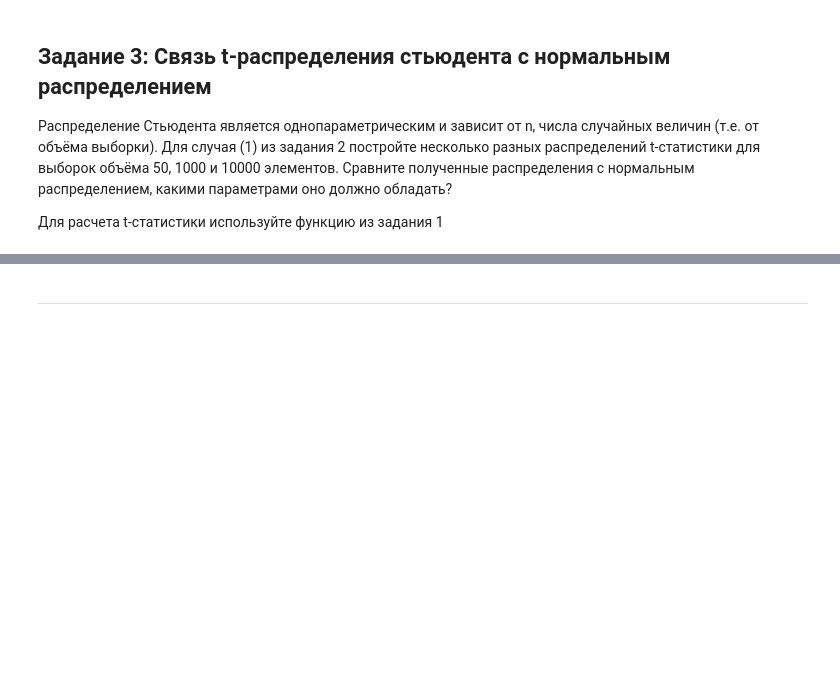
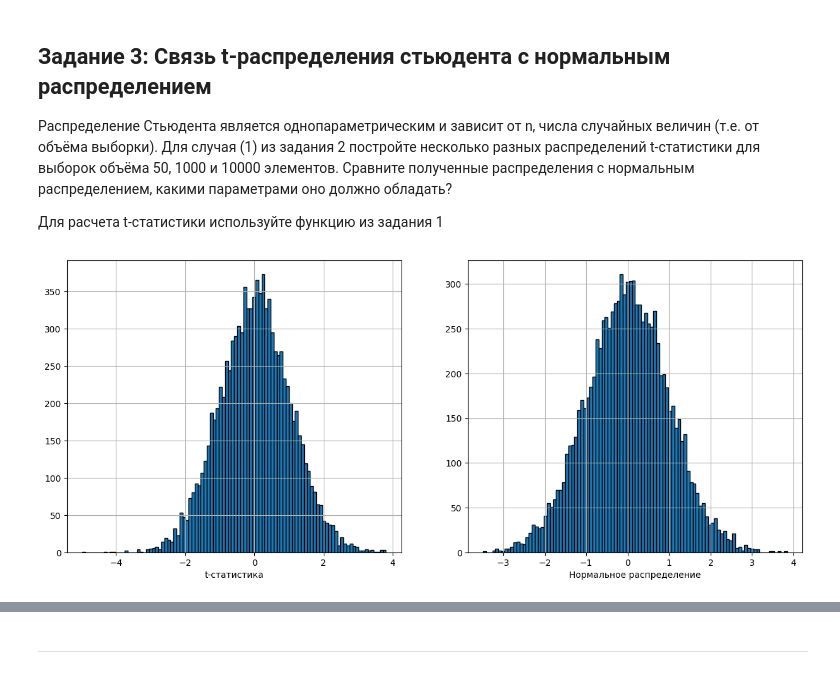
Before and after one commit to Yukkitsune/TBank-Analytics, a Jupyter notebook: Probability theory and mathematical statistics/homework2_statistics.ipynb, the cells around one changed output, grey strips where cells are left out. Drawn from its saved outputs; the diff is of its cells as text; code cells hidden in the pictures; blank space fills up the shorter version.

```diff
--- a/Probability theory and mathematical statistics/homework2_statistics.ipynb
+++ b/Probability theory and mathematical statistics/homework2_statistics.ipynb
@@ -29,7 +29,7 @@ def welchs_test (x1: List, x2: List) -> float:
   first_std = np.std(x1, ddof=1)
   second_std = np.std(x2, ddof=1)
   numerator = first_mean - second_mean
-  denominator = sqrt(first_std**2 / len(x1) + second_std**2/len(x2))
+  denominator = sqrt(first_std**2 / x1.size + second_std**2/x2.size)
   return  numerator / denominator
 # %% [markdown]
 Проверим корректность функции, сравнив её результат с ttest_ind
@@ -154,3 +147,5 @@ def normal_monte_carlo_1_sample(mu:int,sigma:int, size:int, iterations:int) -> L
+# %%
+norm_dist = np.random.normal(loc=0, scale=1, size=10000)
 # %%
 a, b = 400, 2000
 size = 50
@@ -160,2 +154,4 @@ t_normal_50 = normal_monte_carlo_1_sample(mu=0, sigma=1, size=size, iterations=i
 # %%
-compare_uniform_normal(t_uniform=t_uniform_50, t_normal=t_normal_50)
+compare_uniform_normal(t_uniform=t_uniform_50, t_normal=norm_dist)
+# %% [output]
+[figure, added]
```
Also changed, not shown: parts of 19 cells of this notebook.
